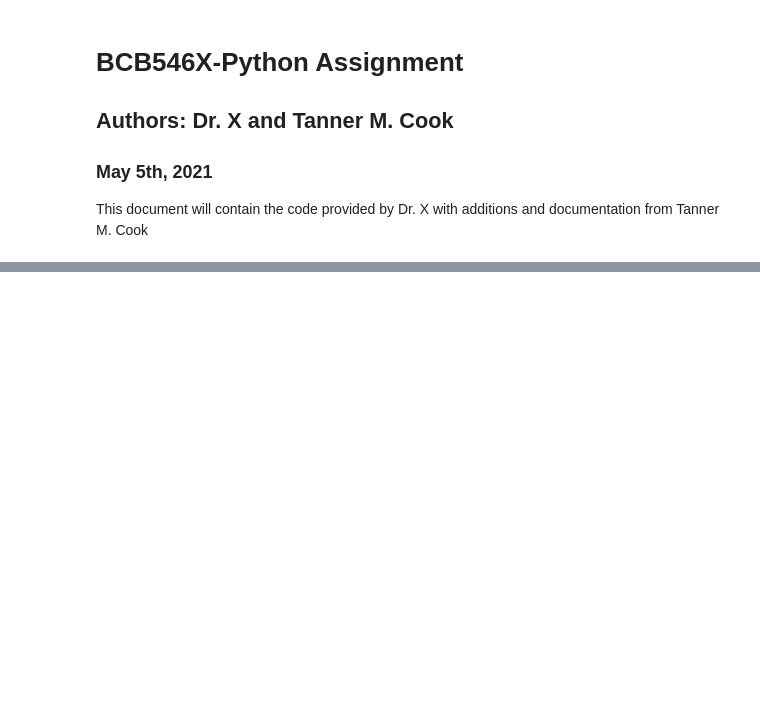
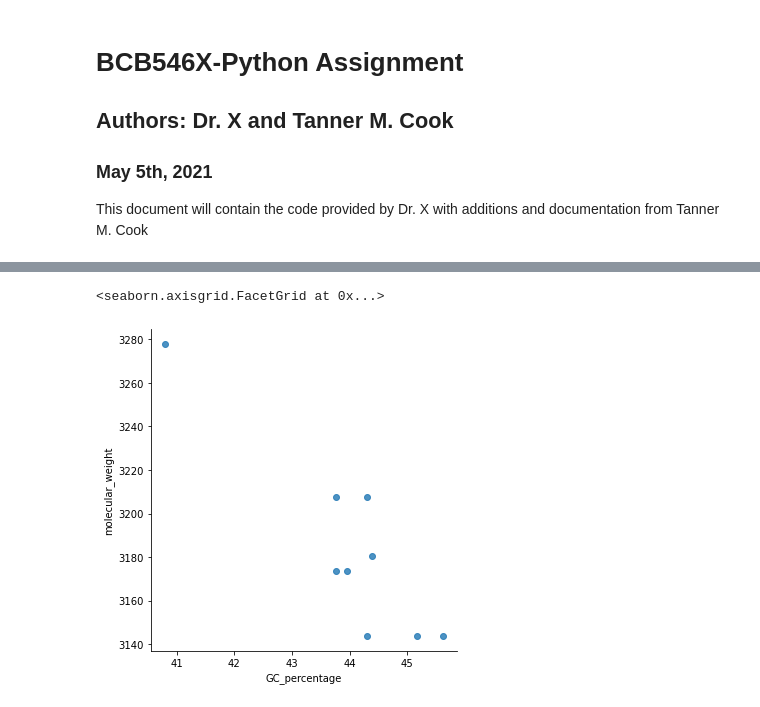
Before and after one commit to Cooktan/BCB546-PythonHW_Spring2021, a Jupyter notebook: Python_Assignment_Code.ipynb, the cells around one changed output, grey strips where cells are left out. Saved outputs shown, nothing was run; the diff lists cells and outputs as text; code cells hidden in the pictures; blank space fills up the shorter version.

```diff
--- a/Python_Assignment_Code.ipynb
+++ b/Python_Assignment_Code.ipynb
@@ -134,0 +230,9 @@ df
+# %%
+## 9 ##
+## Plot a visualization of the molecular weight (y-axis) as a function of GC-content (x-axis).
+import seaborn as sns
+sns.lmplot(x="GC_percentage", y="molecular_weight", data=bears_df, fit_reg=False) #Makes a scatterplot of GC content vs. molecular weight
+#Source:https://eeob-biodata.github.io/BCB546X-python/05-seaborn-viz/
+# %% [output]
+<seaborn.axisgrid.FacetGrid at 0x...>
+[figure, added]
```
Also changed, not shown: parts of 21 cells of this notebook, 1 other file.
